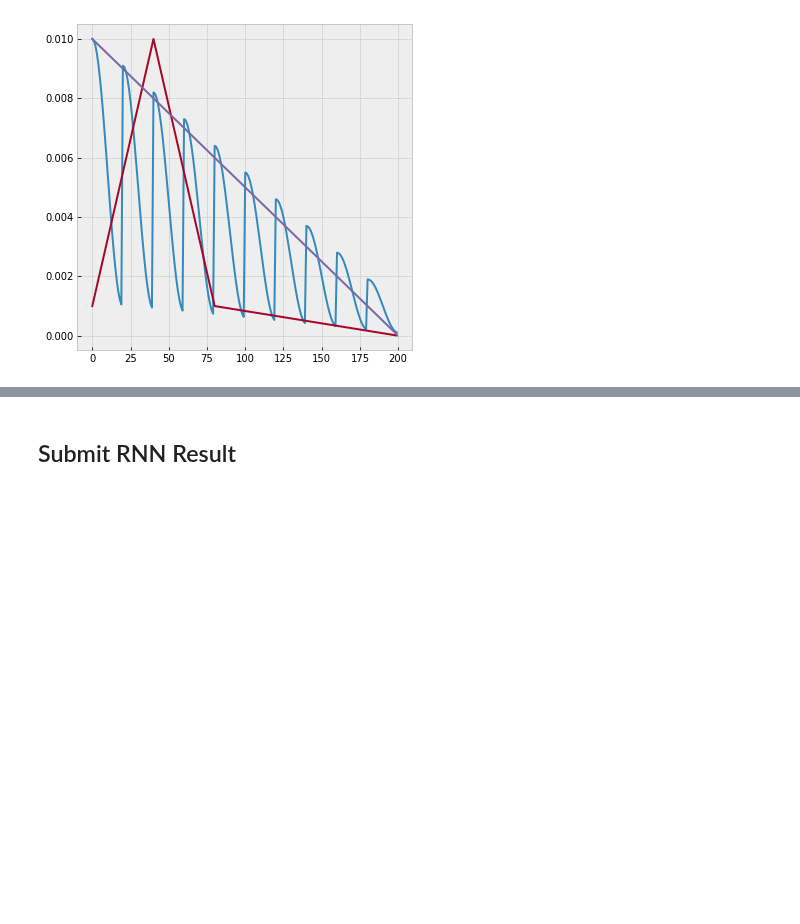
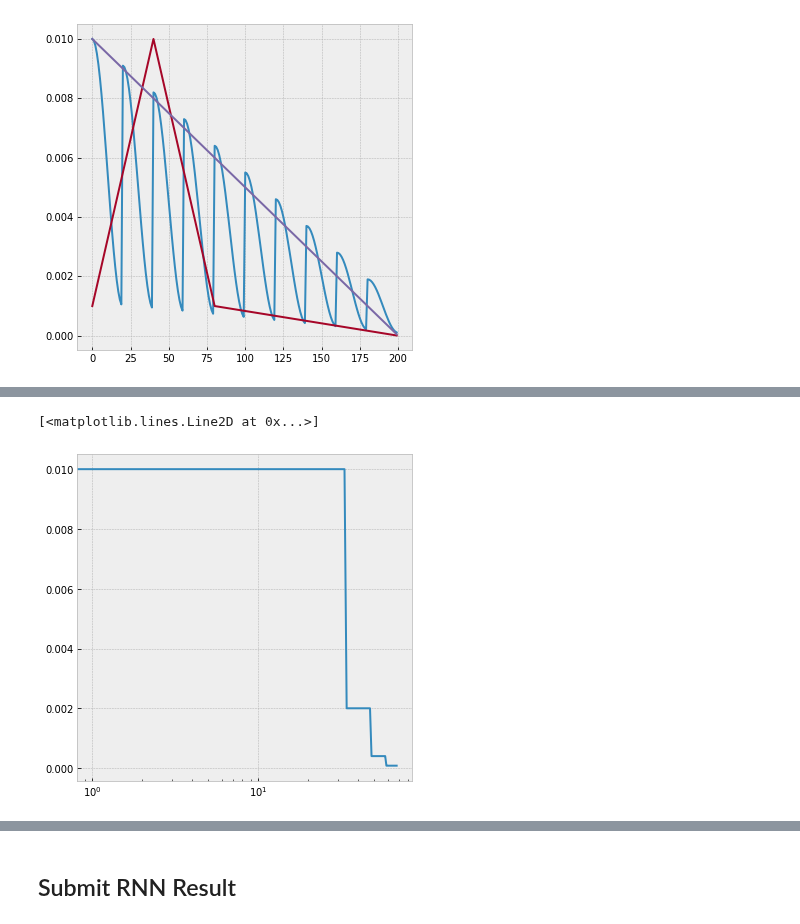
Before and after one commit to ABV-Hub/crowdanalytix, a Jupyter notebook: workinprogress.ipynb, the cells around one changed output, grey strips where cells are left out. Drawn from its saved outputs; the diff is of its cells as text; code cells hidden in the pictures; blank space fills up the shorter version.

```diff
--- a/workinprogress.ipynb
+++ b/workinprogress.ipynb
@@ -410,3 +392,8 @@ train loss: 0.05348 val loss:0.08688
+# %%
+plt.semilogx(history.epoch,history.history["lr"])
+# %% [output]
+[<matplotlib.lines.Line2D at 0x...>]
+[figure, added]
 # %%
 model = tf.keras.models.load_model('my_checkpoint.h5')
 model.summary()
```
Also changed, not shown: parts of 10 cells of this notebook.
